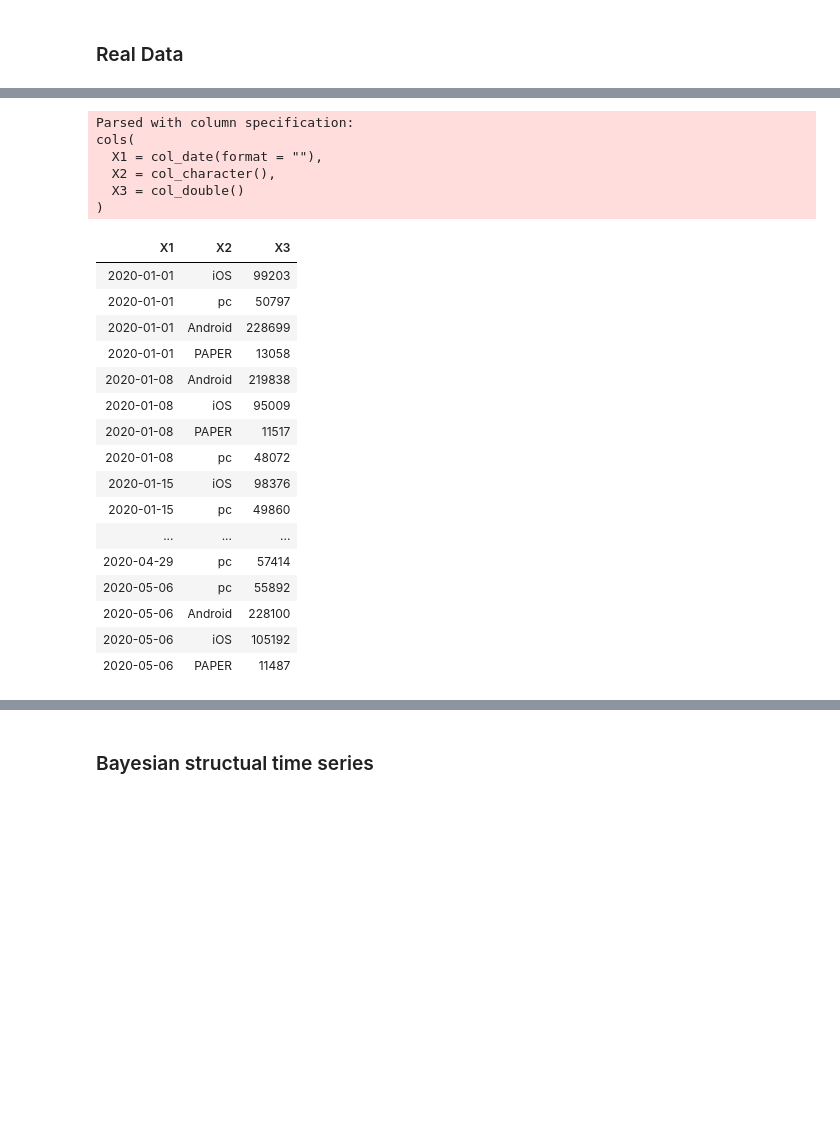
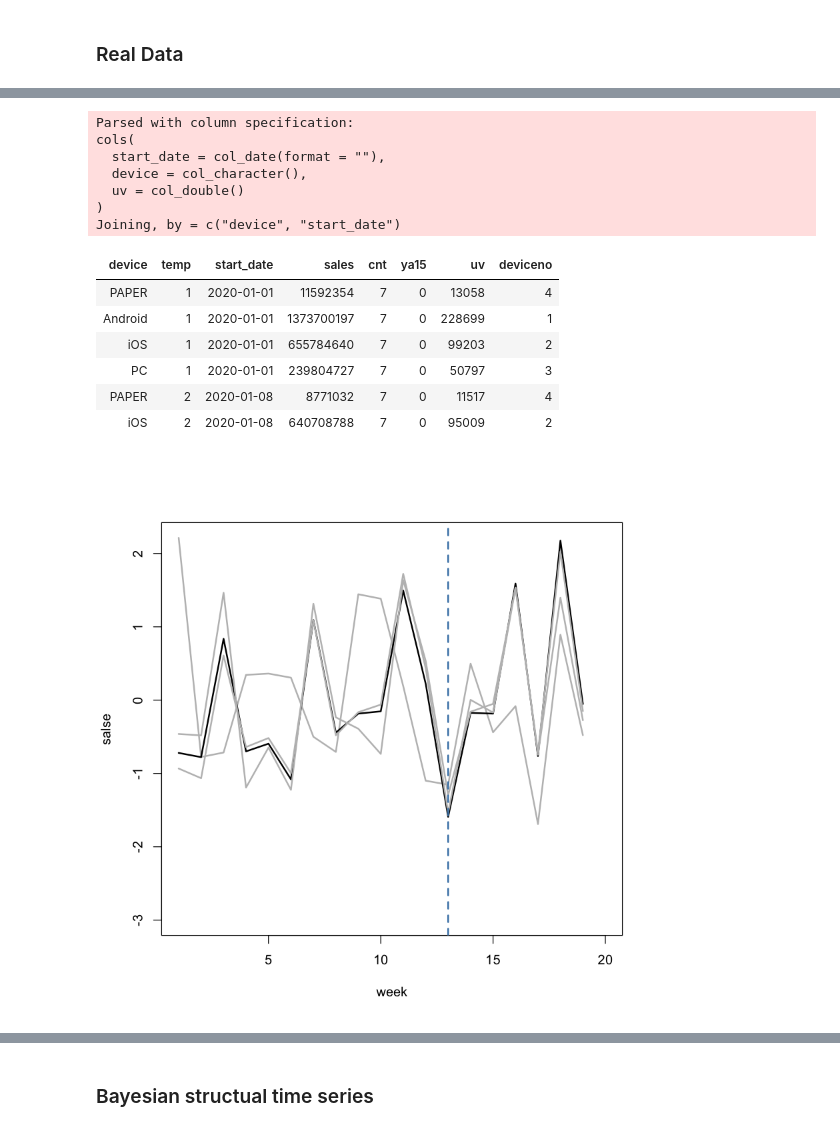
Before and after one commit to Yimdh/progress, a Jupyter notebook: stat/causalInference/[paper]usingCausalInference_Uber/01_interrupted Time Series synthetic control.ipynb, the cells around one changed output, grey strips where cells are left out. Drawn from its saved outputs; the diff is of its cells as text; code cells hidden in the pictures; blank space fills up the shorter version.

```diff
--- a/stat/causalInference/[paper]usingCausalInference_Uber/01_interrupted Time Series synthetic control.ipynb
+++ b/stat/causalInference/[paper]usingCausalInference_Uber/01_interrupted Time Series synthetic control.ipynb
@@ -425,29 +412,44 @@ abline(v=13,lty=2,lwd=2,col='steelblue')
-# %%
-ya15<-raw%>% select(start_date) %>% distinct()
-ya15$ya15 <- c(0,0,1,0,0,0,1,0,0,0,1,0,0,0,0,1,0,0,0)
-uv<-read_csv('uv.csv',col_names=FALSE)
-uv %>%
-# %% [output]
-Parsed with column specification:
-cols(
-  X1 = col_date(format = ""),
-  X2 = col_character(),
-  X3 = col_double()
-)
-| X1 | X2 | X3 |
-| 2020-01-01 | iOS | 99203 |
-| 2020-01-01 | pc | 50797 |
-| 2020-01-01 | Android | 228699 |
-| 2020-01-01 | PAPER | 13058 |
-| 2020-01-08 | Android | 219838 |
-| 2020-01-08 | iOS | 95009 |
-| 2020-01-08 | PAPER | 11517 |
-| 2020-01-08 | pc | 48072 |
-| 2020-01-15 | iOS | 98376 |
-| 2020-01-15 | pc | 49860 |
-| ... | ... | ... |
-| 2020-04-29 | pc | 57414 |
-| 2020-05-06 | pc | 55892 |
-| 2020-05-06 | Android | 228100 |
-| 2020-05-06 | iOS | 105192 |
-| 2020-05-06 | PAPER | 11487 |
+# %%
+ya15<-raw%>% select(start_date) %>% distinct()
+ya15$ya15 <- c(0,0,1,0,0,0,1,0,0,0,1,0,0,0,0,1,0,0,0)
+uv<-read_csv('uv.csv',col_names=c('start_date','device','uv'))
+uv$start_date <- as.factor(uv$start_date)
+    uv<-uv %>% mutate(device=if_else(device=='pc','PC',device),deviceno=case_when(device=='PAPER'~4,device=='Android'~1,device=='PC'~3,device=='iOS'~2))
+ya15<-left_join(ya15,uv,by=c('start_date'))
+dataset<-left_join(raw,ya15)
+head(dataset)
+
+normalize<-function(x){
+    return((x-mean(x))/sd(x))
+}
+
+dataset<-dataset%>%group_by(deviceno)%>%mutate(salesz=normalize(sales),uvz=normalize(uv))
+
+plot(1:20,rep(0,20),type='n',ylim=c(-3,max(dataset$salesz)),ylab='salse',xlab='week')
+for(i in unique(dataset$device))
+    {
+    subset<-dataset%>%filter(device==i)
+    col='gray'
+    if (i=='Android') {col='black';    #lines(subset$temp,subset$uvz,col='red')
+                      }
+    lines(subset$temp,subset$salesz,col=col,lwd=2)
+
+
+}
+abline(v=13,lty=2,lwd=2,col='steelblue')
+# %% [output]
+Parsed with column specification:
+cols(
+  start_date = col_date(format = ""),
+  device = col_character(),
+  uv = col_double()
+)
+Joining, by = c("device", "start_date")
+| device | temp | start_date | sales | cnt | ya15 | uv | deviceno |
+| PAPER | 1 | 2020-01-01 | 11592354 | 7 | 0 | 13058 | 4 |
+| Android | 1 | 2020-01-01 | 1373700197 | 7 | 0 | 228699 | 1 |
+| iOS | 1 | 2020-01-01 | 655784640 | 7 | 0 | 99203 | 2 |
+| PC | 1 | 2020-01-01 | 239804727 | 7 | 0 | 50797 | 3 |
+| PAPER | 2 | 2020-01-08 | 8771032 | 7 | 0 | 11517 | 4 |
+| iOS | 2 | 2020-01-08 | 640708788 | 7 | 0 | 95009 | 2 |
+[figure, added]
```
Also changed, not shown: parts of 13 cells of this notebook.
